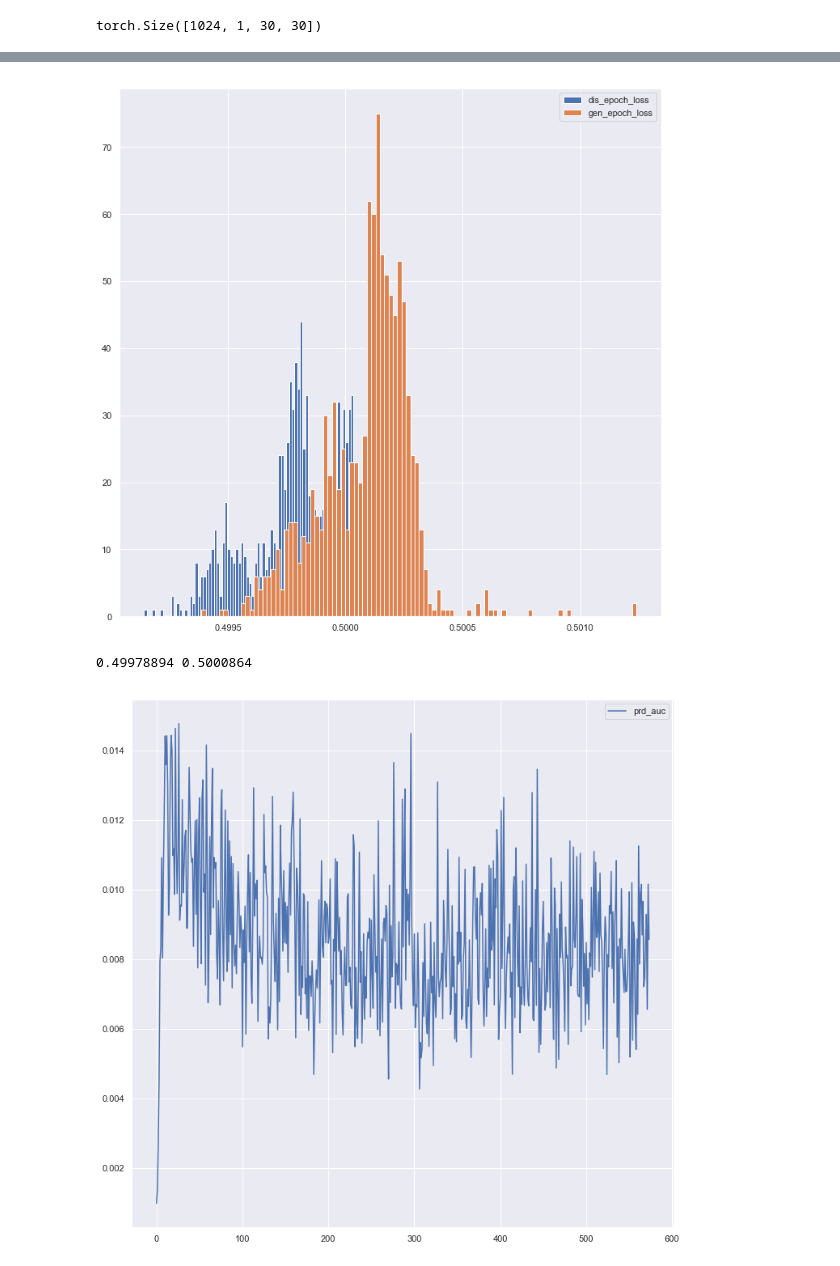
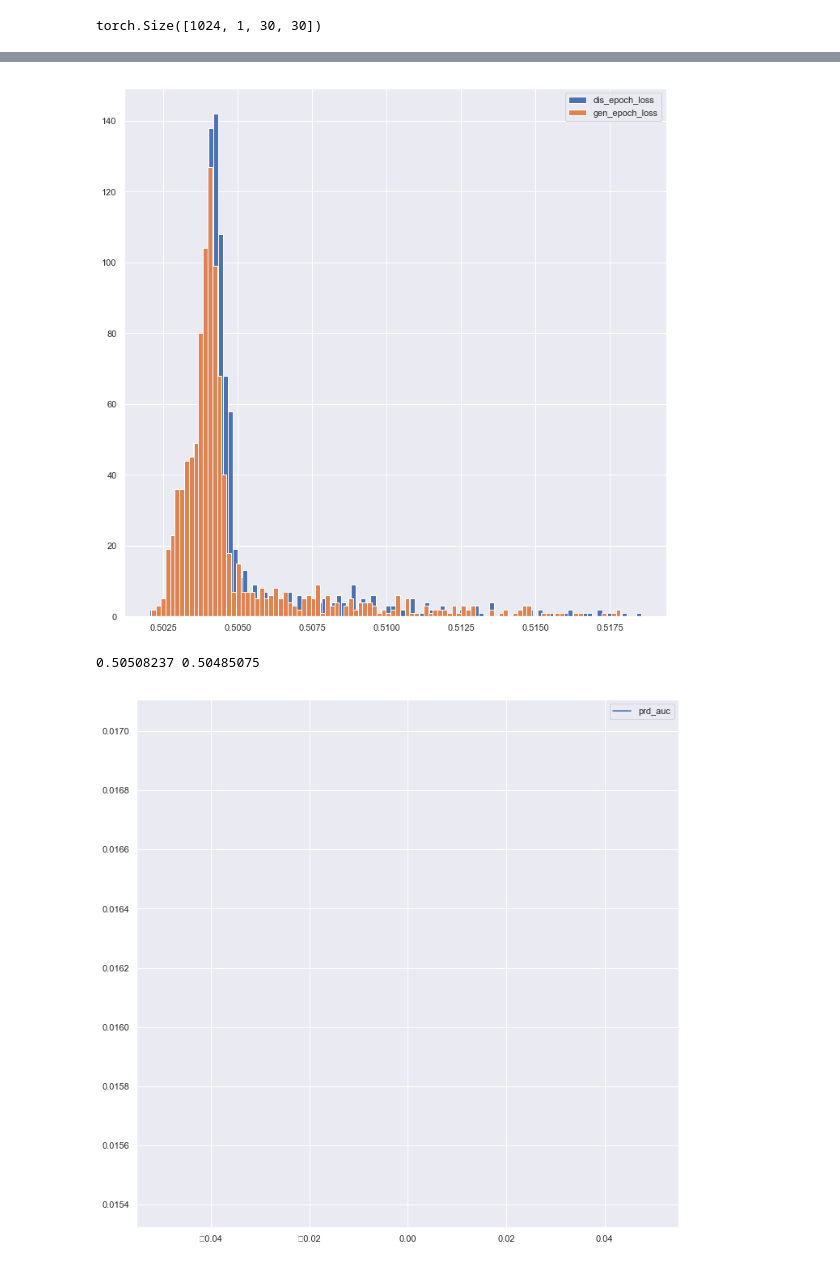
Before and after one commit to SchattenGenie/mlhep2019-starterkit, a Jupyter notebook: lhcb_calo_gan/lhcb_calo_gan.ipynb, the cells around one changed output, grey strips where cells are left out. Drawn from its saved outputs; the diff is of its cells as text; code cells hidden in the pictures.

```diff
--- a/lhcb_calo_gan/lhcb_calo_gan.ipynb
+++ b/lhcb_calo_gan/lhcb_calo_gan.ipynb
@@ -20,7 +20,7 @@ device = torch.device('cuda:2')
 # %%
 N = -1
 
-data_real = np.load('./real_quan.npz', allow_pickle=True)
+data_real = np.load('../data_train.npz', allow_pickle=True)
 EnergyDeposit = data_real['EnergyDeposit']
 EnergyDeposit = EnergyDeposit.reshape(-1, 1, 30, 30)[:N]
 ParticleMomentum = data_real['ParticleMomentum'][:N]
@@ -274,7 +274,7 @@ def add_instance_noise(data, std=0.01):
 # %%
 clamp_lower, clamp_upper = -0.01, 0.01
 
-def run_training():
+def run_training(epochs):
 
     # ===========================
     # IMPORTANT PARAMETER:
@@ -288,7 +288,7 @@ def run_training():
     predictions_dis = []
     predictions_gen = []
     prd_auc = []
-    for epoch in tqdm(range(1000)):
+    for epoch in tqdm(range(epochs)):
         first = True
 
         for EnergyDeposit_b, ParticleMomentum_b, ParticlePoint_b in calo_dataloader:
@@ -372,5 +372,5 @@ def run_training():
         plt.legend()
         plt.show()
 # %%
-run_training()
+run_training(1)
 # %% [output]
@@ -378,6 +378,6 @@ run_training()
-[figure, old version]
+[figure, new version]
-0.49978894 0.5000864
+0.50508237 0.50485075
-[figure, old version]
+[figure, new version]
 # %%
 from prd_score import compute_prd, compute_prd_from_embedding, _prd_to_f_beta
 from sklearn.metrics import auc
```
Also changed, not shown: parts of 9 cells of this notebook.
